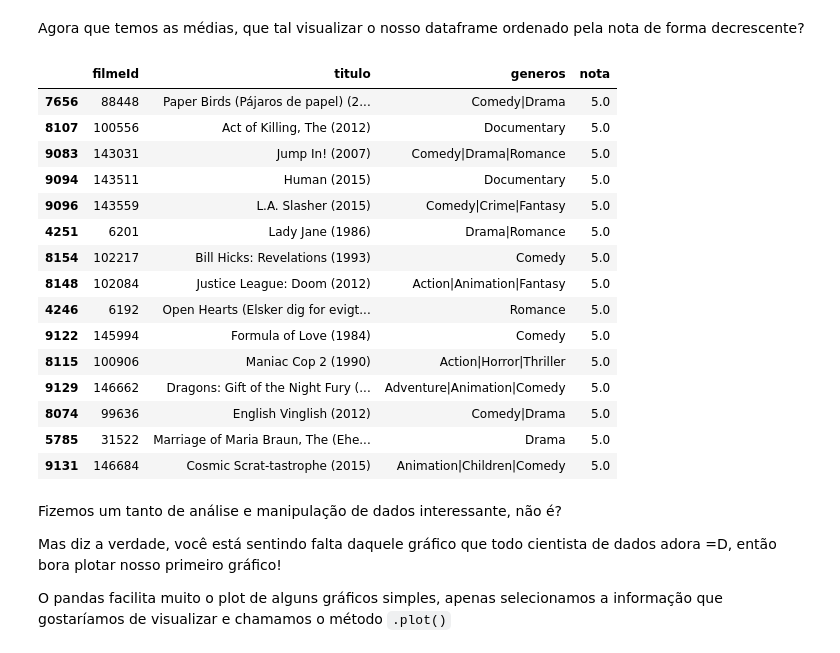
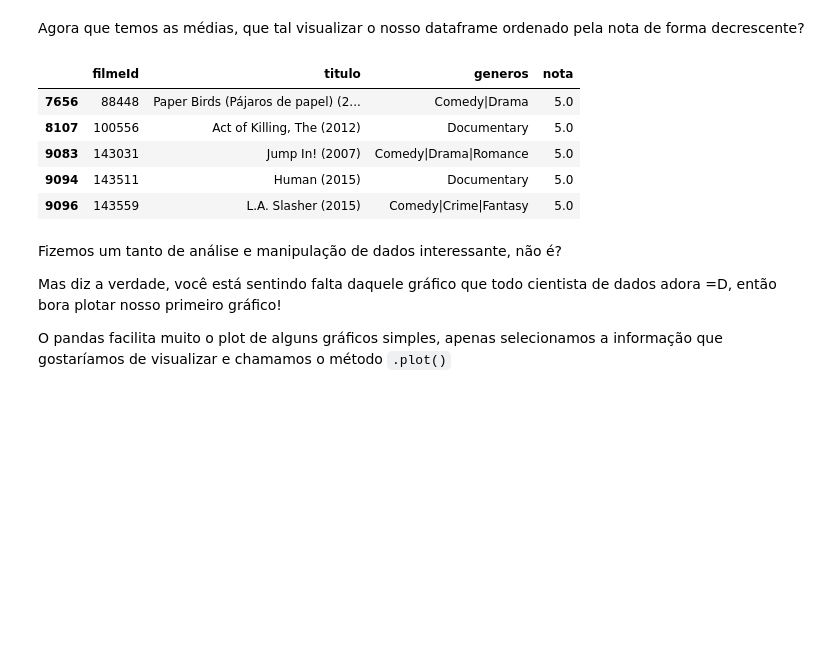
Before and after one commit to luislauriano/Alura_QuarentenaDados, a Jupyter notebook: QuarentenaDados_aula01.ipynb, the cells around one changed output. Cells and saved outputs as stored; diff of their text form; code cells hidden in the pictures; blank space fills up the shorter version.

```diff
--- a/QuarentenaDados_aula01.ipynb
+++ b/QuarentenaDados_aula01.ipynb
@@ -265,24 +263,14 @@ filmes_com_media.head()
 # %% [markdown]
 Agora que temos as médias, que tal visualizar o nosso dataframe ordenado pela nota de forma decrescente?
 # %%
-filmes_com_media.sort_values("nota", ascending=False).head(15)
+filmes_com_media.sort_values('nota', ascending = False).head()
 # %% [output]
 |  | filmeId | titulo | generos | nota |
 | 7656 | 88448 | Paper Birds (Pájaros de papel) (2... | Comedy|Drama | 5.0 |
 | 8107 | 100556 | Act of Killing, The (2012) | Documentary | 5.0 |
 | 9083 | 143031 | Jump In! (2007) | Comedy|Drama|Romance | 5.0 |
 | 9094 | 143511 | Human (2015) | Documentary | 5.0 |
 | 9096 | 143559 | L.A. Slasher (2015) | Comedy|Crime|Fantasy | 5.0 |
-| 4251 | 6201 | Lady Jane (1986) | Drama|Romance | 5.0 |
-| 8154 | 102217 | Bill Hicks: Revelations (1993) | Comedy | 5.0 |
-| 8148 | 102084 | Justice League: Doom (2012) | Action|Animation|Fantasy | 5.0 |
-| 4246 | 6192 | Open Hearts (Elsker dig for evigt... | Romance | 5.0 |
-| 9122 | 145994 | Formula of Love (1984) | Comedy | 5.0 |
-| 8115 | 100906 | Maniac Cop 2 (1990) | Action|Horror|Thriller | 5.0 |
-| 9129 | 146662 | Dragons: Gift of the Night Fury (... | Adventure|Animation|Comedy | 5.0 |
-| 8074 | 99636 | English Vinglish (2012) | Comedy|Drama | 5.0 |
-| 5785 | 31522 | Marriage of Maria Braun, The (Ehe... | Drama | 5.0 |
-| 9131 | 146684 | Cosmic Scrat-tastrophe (2015) | Animation|Children|Comedy | 5.0 |
 # %% [markdown]
 Fizemos um tanto de análise e manipulação de dados interessante, não é?
 
```
Also changed, not shown: parts of 11 cells of this notebook.
